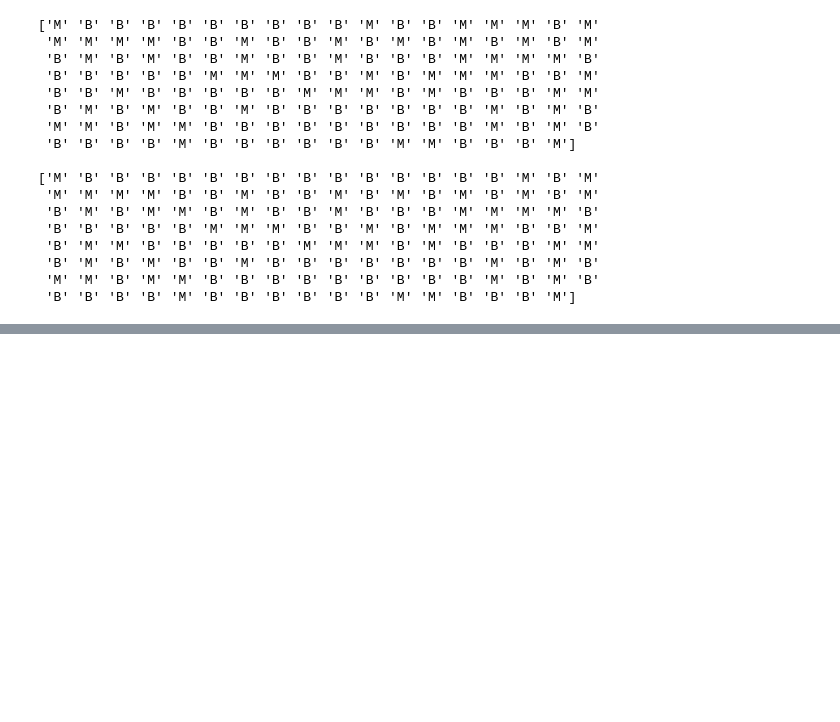
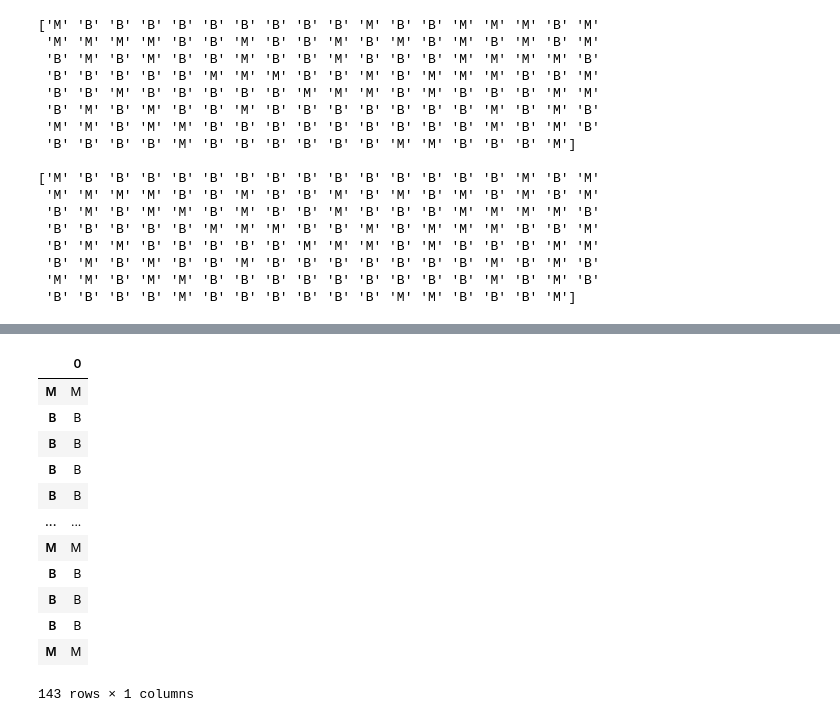
Before and after one commit to shoaibnadafgit/BreastCancer_Prediction, a Jupyter notebook: BreastCancer.ipynb, the cells around one changed output, grey strips where cells are left out. Saved outputs shown, nothing was run; the diff lists cells and outputs as text; code cells hidden in the pictures; blank space fills up the shorter version.

```diff
--- a/BreastCancer.ipynb
+++ b/BreastCancer.ipynb
@@ -526,0 +531,21 @@ print(Y_test)
+# %%
+op = pd.DataFrame(Y_test,pred)
+
+#save the Op dataframe into csv
+op_file = op.to_csv('pred_op.csv')
+
+op
+# %% [output]
+|  | 0 |
+| M | M |
+| B | B |
+| B | B |
+| B | B |
+| B | B |
+| ... | ... |
+| M | M |
+| B | B |
+| B | B |
+| B | B |
+| M | M |
+143 rows × 1 columns
```
Also changed, not shown: parts of 1 cell of this notebook.
